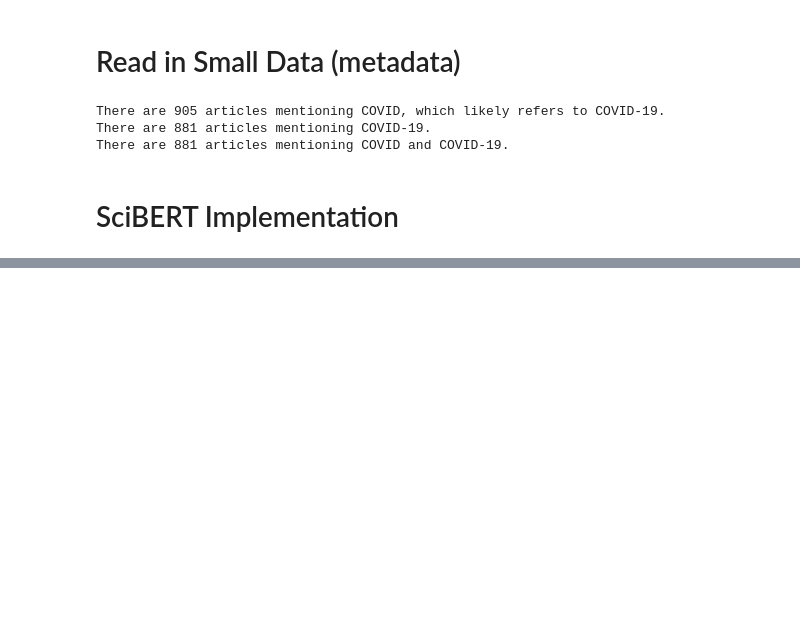
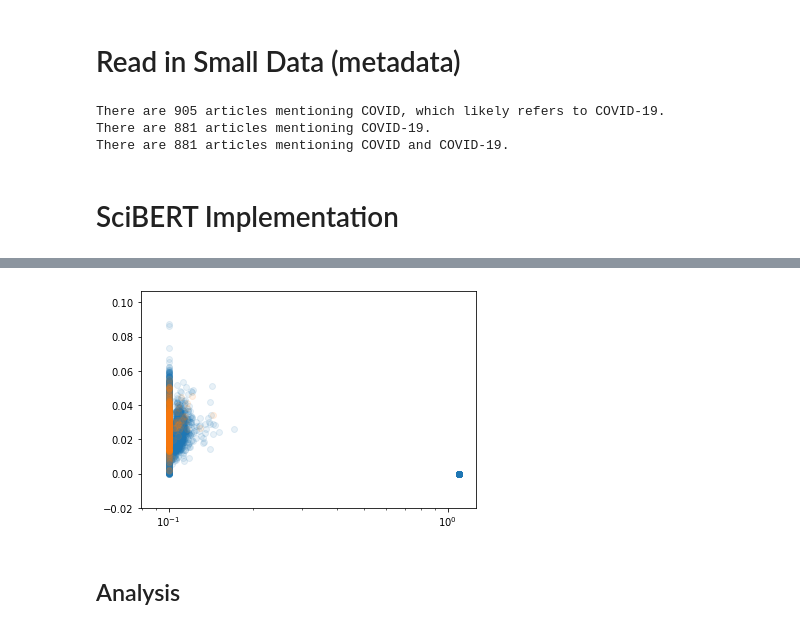
Before and after one commit to COVID19-DVRN/8-AI-Mapping-of-Relevant-Coronavirus-Literature, a Jupyter notebook: AbstractAnalytics.ipynb, the cells around one changed output, grey strips where cells are left out. Cells and saved outputs as stored; diff of their text form; code cells hidden in the pictures; blank space fills up the shorter version.

Commit message:
Principal components analysis analytics

```diff
--- a/AbstractAnalytics.ipynb
+++ b/AbstractAnalytics.ipynb
@@ -36,0 +193,15 @@ There are 881 articles mentioning COVID and COVID-19.
+# %%
+xscale_log_addition = 0.1
+
+not_covid = (np.isin(np.array(list(range(len(transformed)))), covid_article_indexes) == False)
+plt.scatter(transformed[not_covid,0] + xscale_log_addition,
+            transformed[not_covid,1], alpha=0.1)
+
+plt.scatter(transformed[covid_article_indexes,0] + xscale_log_addition,
+            transformed[covid_article_indexes,1], alpha=0.1)
+# plt.yscale('log')
+plt.xscale('log')
+# %% [output]
+[figure, added]
+# %% [markdown]
+## Analysis
```
Also changed, not shown: parts of 27 cells of this notebook.
